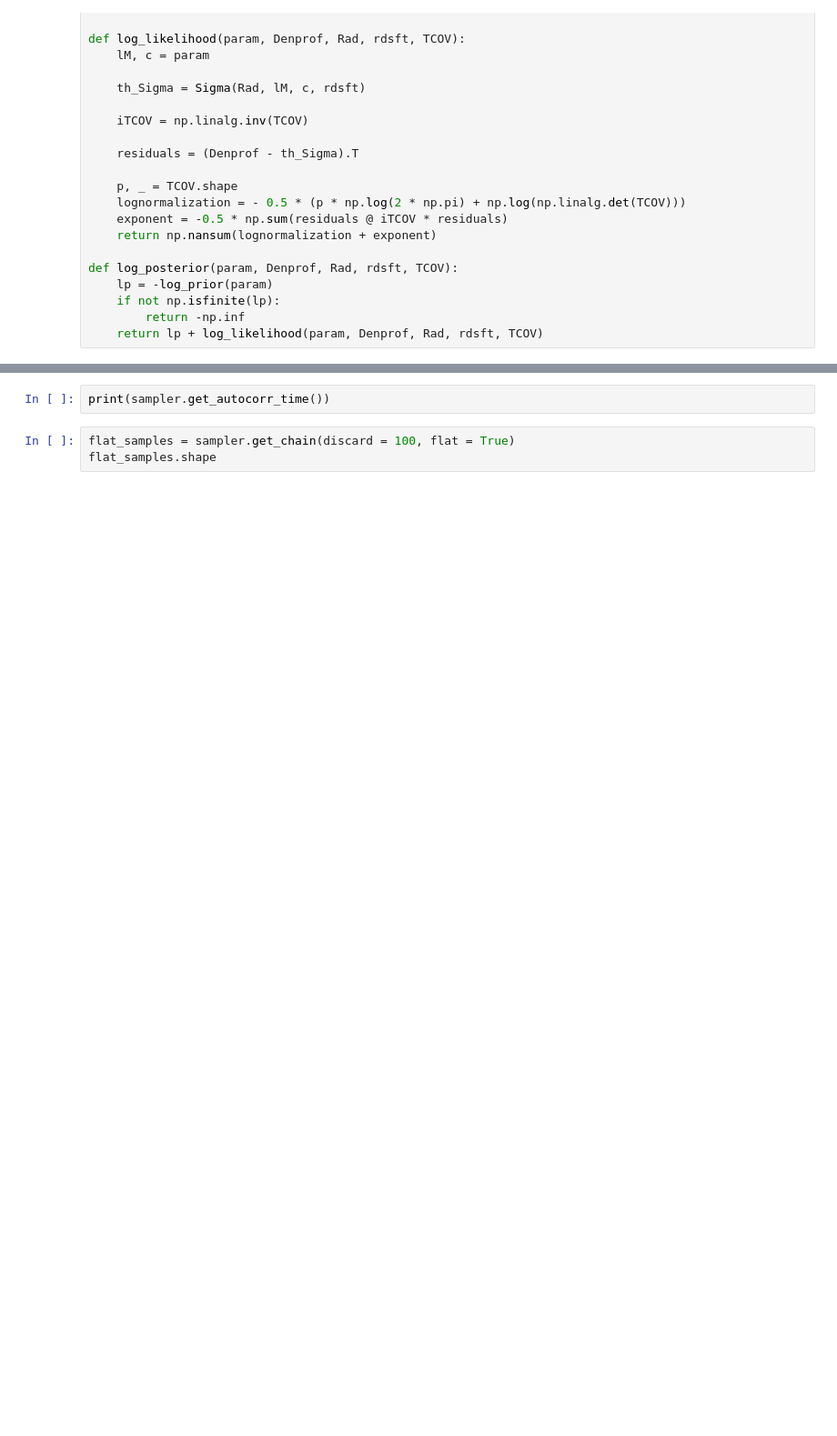
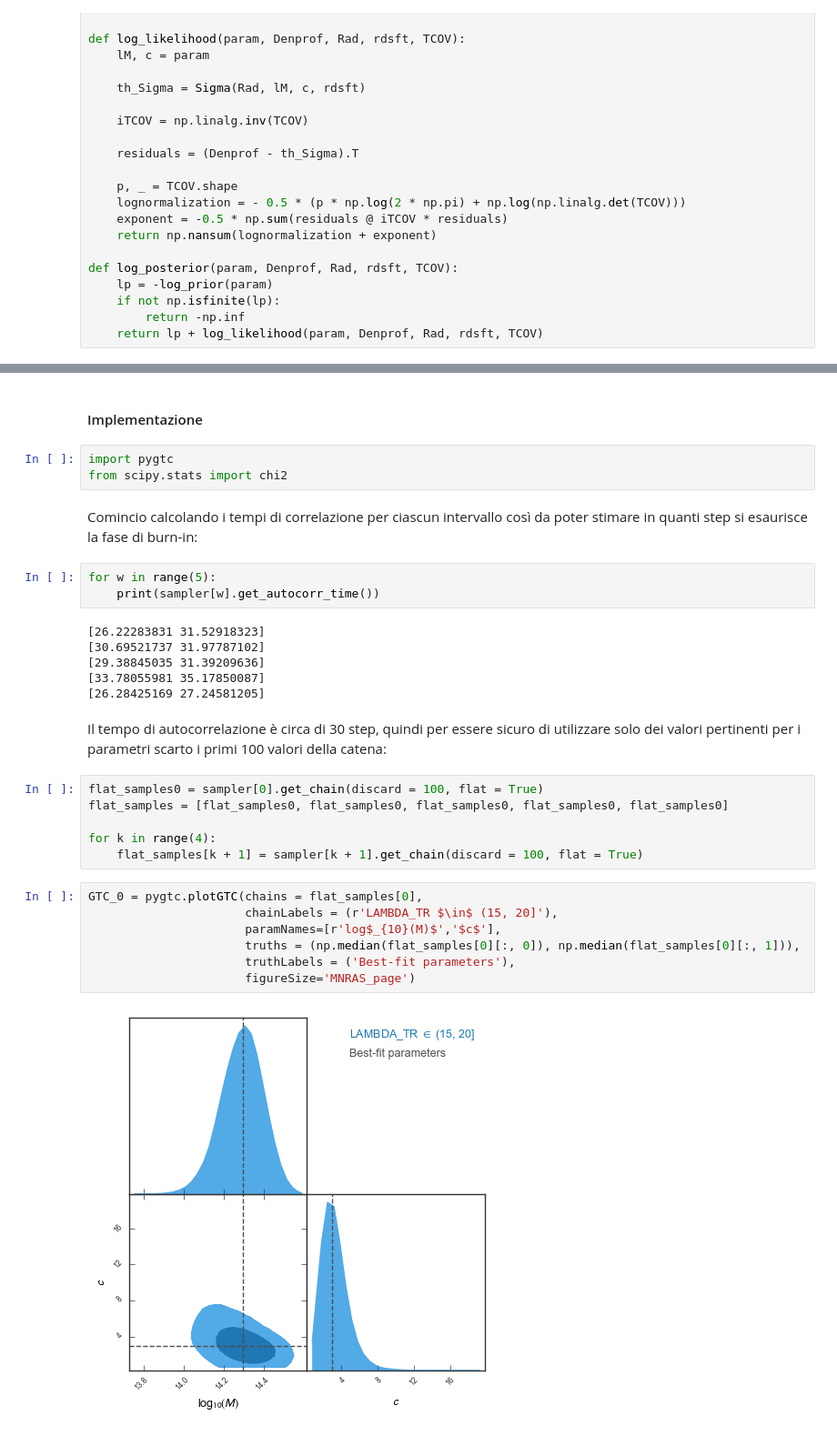
Before and after one commit to trett-0310/esame_tecniche, a Jupyter notebook: Fit NFW Density Profile.ipynb, the cells around one changed output, grey strips where cells are left out. Shown at 91% size. Cells and saved outputs as stored; diff of their text form; blank space fills up the shorter version.

```diff
--- a/Fit NFW Density Profile.ipynb
+++ b/Fit NFW Density Profile.ipynb
@@ -374,5 +410,33 @@ axes[-1].set_xlabel("step number");
+# %% [markdown]
+#### Implementazione
+# %%
+import pygtc
+from scipy.stats import chi2
+# %% [markdown]
+Comincio calcolando i tempi di correlazione per ciascun intervallo così da poter stimare in quanti step si esaurisce la fase di burn-in:
 # %%
-print(sampler.get_autocorr_time())
+for w in range(5):
+    print(sampler[w].get_autocorr_time())
+# %% [output]
+[26.22283831 31.52918323]
+[30.69521737 31.97787102]
+[29.38845035 31.39209636]
+[33.78055981 35.17850087]
+[26.28425169 27.24581205]
+# %% [markdown]
+Il tempo di autocorrelazione è circa di 30 step, quindi per essere sicuro di utilizzare solo dei valori pertinenti per i parametri scarto i primi 100 valori della catena:
 # %%
-flat_samples = sampler.get_chain(discard = 100, flat = True)
-flat_samples.shape
+flat_samples0 = sampler[0].get_chain(discard = 100, flat = True)
+flat_samples = [flat_samples0, flat_samples0, flat_samples0, flat_samples0, flat_samples0]
+
+for k in range(4):
+    flat_samples[k + 1] = sampler[k + 1].get_chain(discard = 100, flat = True)
+# %%
+GTC_0 = pygtc.plotGTC(chains = flat_samples[0],
+                      chainLabels = (r'LAMBDA_TR $\in$ (15, 20]'),
+                      paramNames=[r'log$_{10}(M)$','$c$'],
+                      truths = (np.median(flat_samples[0][:, 0]), np.median(flat_samples[0][:, 1])),
+                      truthLabels = ('Best-fit parameters'),
+                      figureSize='MNRAS_page')
+# %% [output]
+[figure, added]
```
Also changed, not shown: parts of 66 cells of this notebook.
